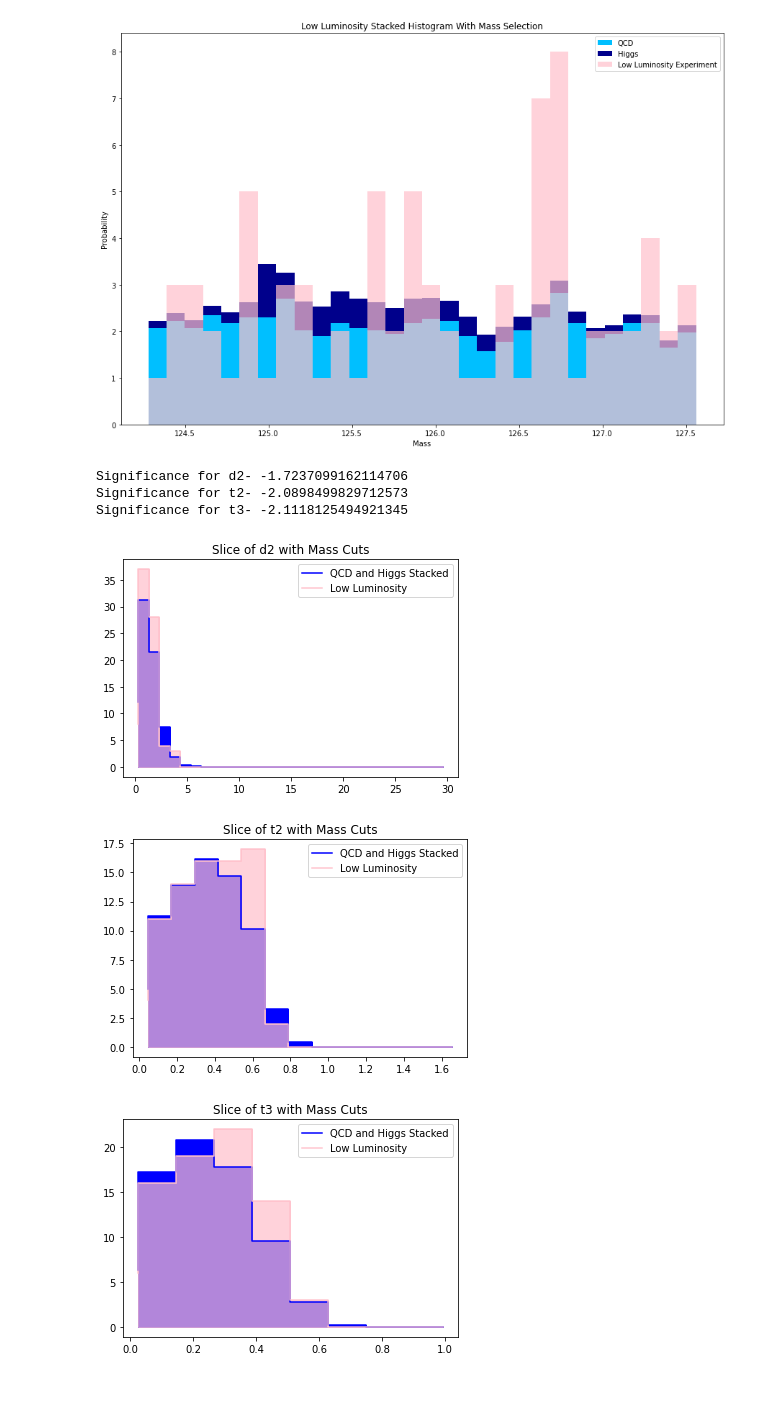
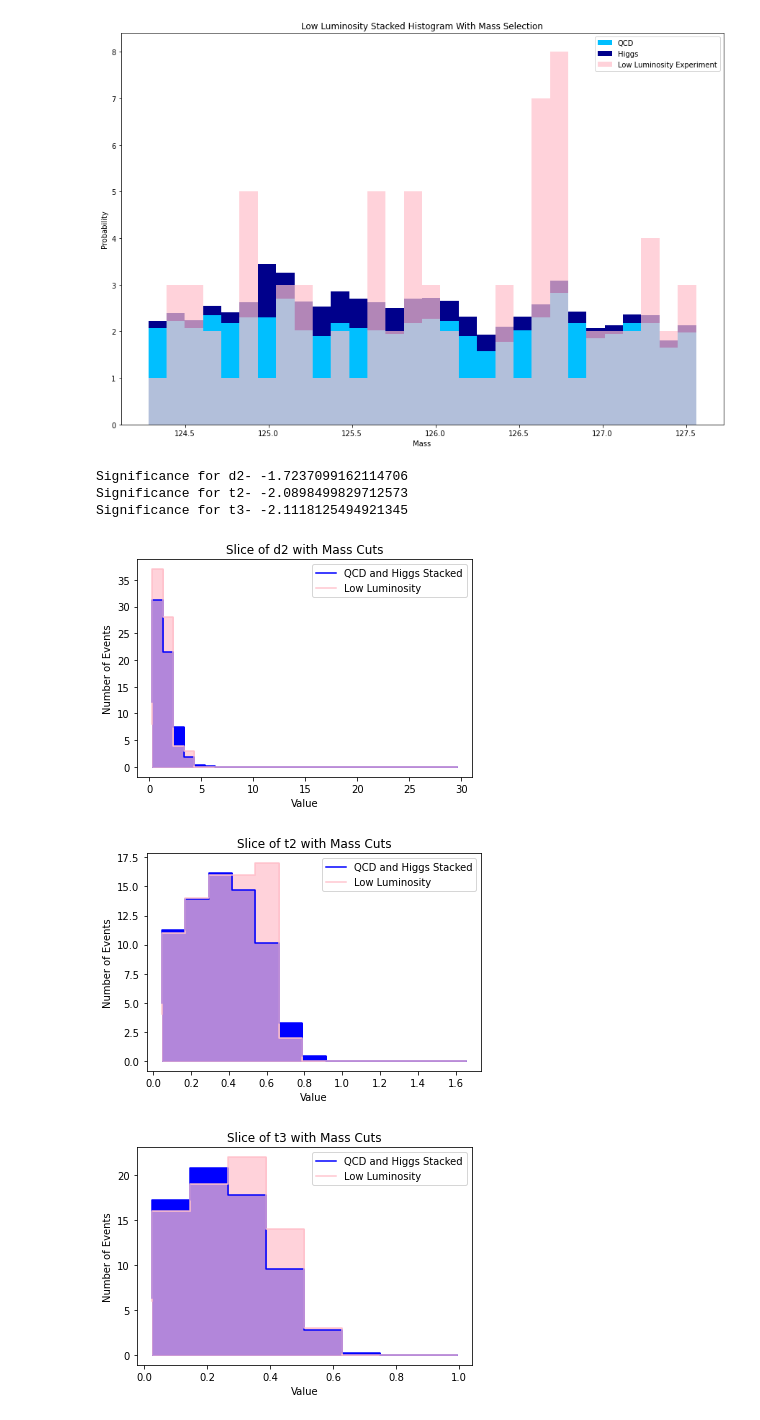
Before and after one commit to jarods00/PHYS434, a Jupyter notebook: Lab 8.ipynb, the cells around one changed output. Drawn from its saved outputs; the diff is of its cells as text; code cells hidden in the pictures; blank space fills up the shorter version.

```diff
--- a/Lab 8.ipynb
+++ b/Lab 8.ipynb
@@ -299,6 +313,8 @@ ax2.step(hist_qcd[2][0:30], qcd_slice[0:30] + higgs_slice[0:30], alpha = 1, colo
 ax2.step(hist_lumi[2][0:30], lumi_slice[0:30], color = 'pink', alpha = .9)
 ax2.set_title("Slice of d2 with Mass Cuts")
 ax2.legend(["QCD and Higgs Stacked", 'Low Luminosity'])
+ax2.set_xlabel("Value")
+ax2.set_ylabel("Number of Events")
 
 n_exp = lumi_slice[0]
 n_sim = qcd_slice[0]
@@ -339,6 +355,8 @@ ax2.step(hist_qcd[2][0:bin_num], qcd_slice[0:bin_num] + higgs_slice[0:bin_num],
 ax2.step(hist_lumi[2][0:bin_num], lumi_slice[0:bin_num], color = 'pink', alpha = .9)
 ax2.set_title("Slice of t2 with Mass Cuts")
 ax2.legend(["QCD and Higgs Stacked", 'Low Luminosity'])
+ax2.set_xlabel("Value")
+ax2.set_ylabel("Number of Events")
 
 n_exp = lumi_slice[0]
 n_sim = qcd_slice[0]
@@ -361,33 +379,35 @@ mass_upper = qcd['mass'].max()
 
 lower_val = qcd['t3'].min()
 upper_val = qcd['t3'].max()
 
 bin_num = 9
 
 hist_qcd = ax[0].hist2d(qcd['mass'], qcd['t3'], bins = [95, bin_num], range = [[mass_lower, mass_upper], [lower_val, upper_val]], density = False, weights = qcd_weight)
 hist_higgs = ax[1].hist2d(higgs['mass'], higgs['t3'], bins = [95, bin_num], range = [[mass_lower, mass_upper], [lower_val, upper_val]], density = False, weights = higgs_weight)
 hist_lumi = ax[2].hist2d(low_lumi['mass'], low_lumi['t3'], bins = [95, bin_num], range = [[mass_lower, mass_upper], [lower_val, upper_val]], density = False)
 
 qcd_slice = hist_qcd[0][35]
 higgs_slice = hist_higgs[0][35]
 lumi_slice = hist_lumi[0][35]
 
 plt.fill_between(hist_qcd[2][0:bin_num], qcd_slice[0:bin_num] + higgs_slice[0:bin_num], color = 'blue', alpha = 1, step = 'pre')
 plt.fill_between(hist_lumi[2][0:bin_num], lumi_slice[0:bin_num], color = 'pink', alpha = .7, step = 'pre')
 
 ax2.step(hist_qcd[2][0:bin_num], qcd_slice[0:bin_num] + higgs_slice[0:bin_num], alpha = 1, color = 'blue')
 ax2.step(hist_lumi[2][0:bin_num], lumi_slice[0:bin_num], color = 'pink', alpha = .9)
 ax2.set_title("Slice of t3 with Mass Cuts")
 ax2.legend(["QCD and Higgs Stacked", 'Low Luminosity'])
+ax2.set_xlabel("Value")
+ax2.set_ylabel("Number of Events")
 
 n_exp = lumi_slice[0]
 n_sim = qcd_slice[0]
 sig = stats.norm.ppf(stats.poisson.cdf(n_sim, n_exp, loc = 0))
 print("Significance for t3- " + str(sig))
 # %% [output]
 Significance for d2- -1.7237099162114706
 Significance for t2- -2.0898499829712573
 Significance for t3- -2.1118125494921345
-[figure, old version]
+[figure, new version]
-[figure, old version]
+[figure, new version]
-[figure, old version]
+[figure, new version]
```
Also changed, not shown: parts of 11 cells of this notebook, 1 other file.
